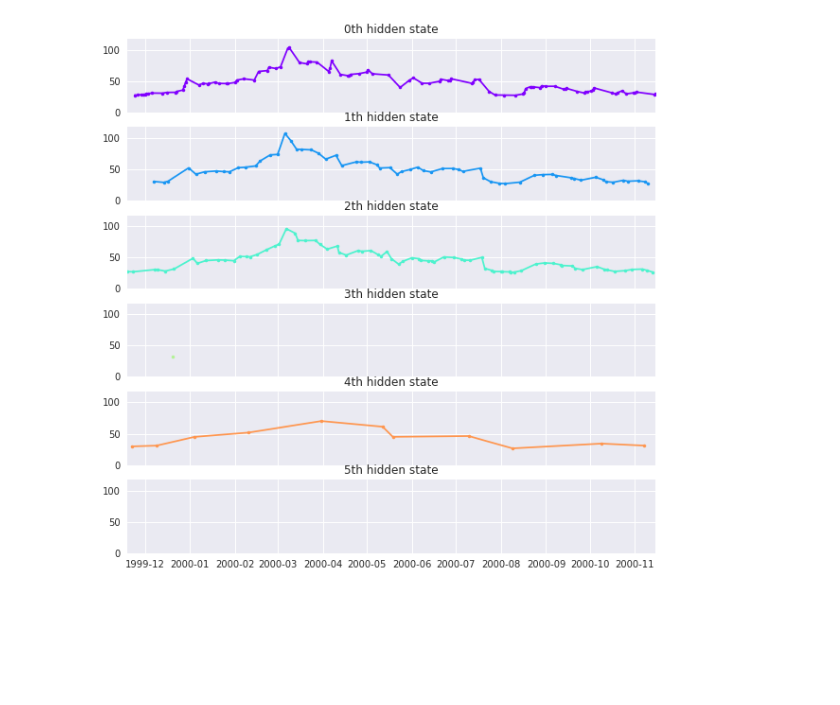
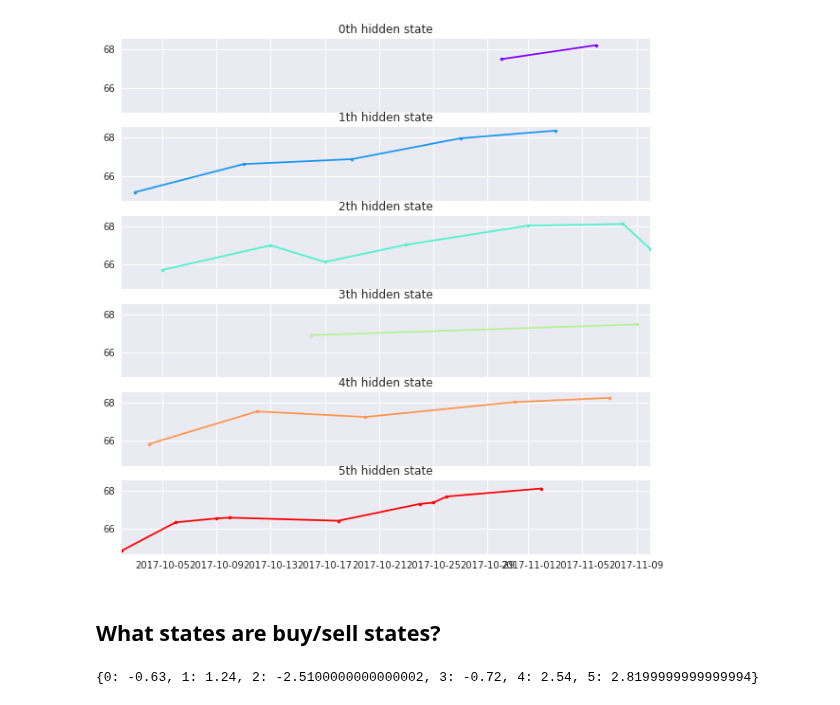
Before and after one commit to sophielouie/cs4100-5100-final-proj, a Jupyter notebook: HMM_Learn.ipynb, the cells around one changed output. Saved outputs shown, nothing was run; the diff lists cells and outputs as text; code cells hidden in the pictures; blank space fills up the shorter version.

Commit message:
Add buy/sell analysis and use biogen

```diff
--- a/HMM_Learn.ipynb
+++ b/HMM_Learn.ipynb
@@ -51,9 +51,19 @@ def get_stock_data(file_name):
         df_stock = df_stock.append(temp_dict, ignore_index=True)
 
     return df_stock
+# %%
+# Set global constants
+NUM_OBSERVATIONS = 30
+NUM_COMPONENTS = 6
 # %%
 # Get the formatted data
-file_name = 'a.us.txt'
-df_a_stock = get_stock_data(file_name)
-df_a_stock[:5]
+# file_name = 'a.us.txt'
+# df_a_stock = get_stock_data(file_name)
+# df_a_stock[:5]
+
+file_name = 'biib.us.txt'
+df_biib_stock = get_stock_data(file_name)
+df_biib_stock = df_biib_stock[-NUM_OBSERVATIONS:]
+df_biib_stock = df_biib_stock.r eset_index()
+df_biib_stock
 # %% [output]
@@ -97,13 +102,10 @@ def get_emission(stock_dataframe):
     #one_day_dif_df['Emission'] = ['Increasing' if x > 0 else 'Decreasing' for x in one_day_dif_df['Close Value Difference']]
 
     return one_day_dif_df
-# %%
-# Set global constants
-NUM_OBSERVATIONS = 250
-NUM_COMPONENTS = 5
 # %%
 # Add emissions to the dataframe
-df_with_emissions = get_emission(df_a_stock)[1:NUM_OBSERVATIONS+1] # Shift over by one since first emission is NaN
+df_with_emissions = get_emission(df_a_stock)[-NUM_OBSERVATIONS:] # Shift over by one since first emission is NaN
+df_with_emissions = df_with_emissions.reset_index()
 # %%
 emissions = df_with_emissions['Emission']
 
@@ -175,33 +190,54 @@ for i in range(10):
 # print(model.transmat_)
 # print()
 
 dates = df_with_emissions["Date"]
 close_v = df_with_emissions["Close"]
 
 
 fig, axs = plt.subplots(model.n_components, sharex=True, sharey=True)
 colours = cm.rainbow(numpy.linspace(0, 1, model.n_components))
 for i, (ax, colour) in enumerate(zip(axs, colours)):
     # Use fancy indexing to plot data in each state.
     mask = hidden_states == i
     ax.plot_date(dates[mask], close_v[mask], ".-", c=colour)
     ax.set_title("{0}th hidden state".format(i))
 
     # Format the ticks.
 #     ax.xaxis.set_major_locator(YearLocator())
     ax.xaxis.set_minor_locator(MonthLocator())
 
     ax.grid(True)
 
 # set axis
-plt.xlim(dates[1], dates[len(dates)])
+plt.xlim(dates[0], dates[len(dates)-1])
 
 # set y-axis
-plt.ylim(0, numpy.amax(close_v) + 10)
+# plt.ylim(0, numpy.amax(close_v) + 10)
 
 # plt.xlim(1, 10)
 fig.set_size_inches(10, 10)
 seaborn.set()
 plt.show()
 # %% [output]
-[figure, old version]
+[figure, new version]
+# %% [markdown]
+## What states are buy/sell states?
+# %%
+# States with an overall a large positive diff should be considered buy states
+# and states with a negative diff should be sell states
+
+buy_sell = dict.fromkeys(range(NUM_COMPONENTS), 0);
+
+# Iterate through the list of states
+for i in range(len(hidden_states)):
+    # add the buy value of the difference
+    diff = df_with_emissions.loc[i,:]['Close Value Difference']
+    state = hidden_states[i]
+    buy_sell[state] += diff
+
+
+print(buy_sell)
+
+# Q: Should this be normalized by the number of times that the stock has been seen?
+# %% [output]
+{0: -0.63, 1: 1.24, 2: -2.5100000000000002, 3: -0.72, 4: 2.54, 5: 2.8199999999999994}
```
Also changed, not shown: parts of 3 cells of this notebook.
